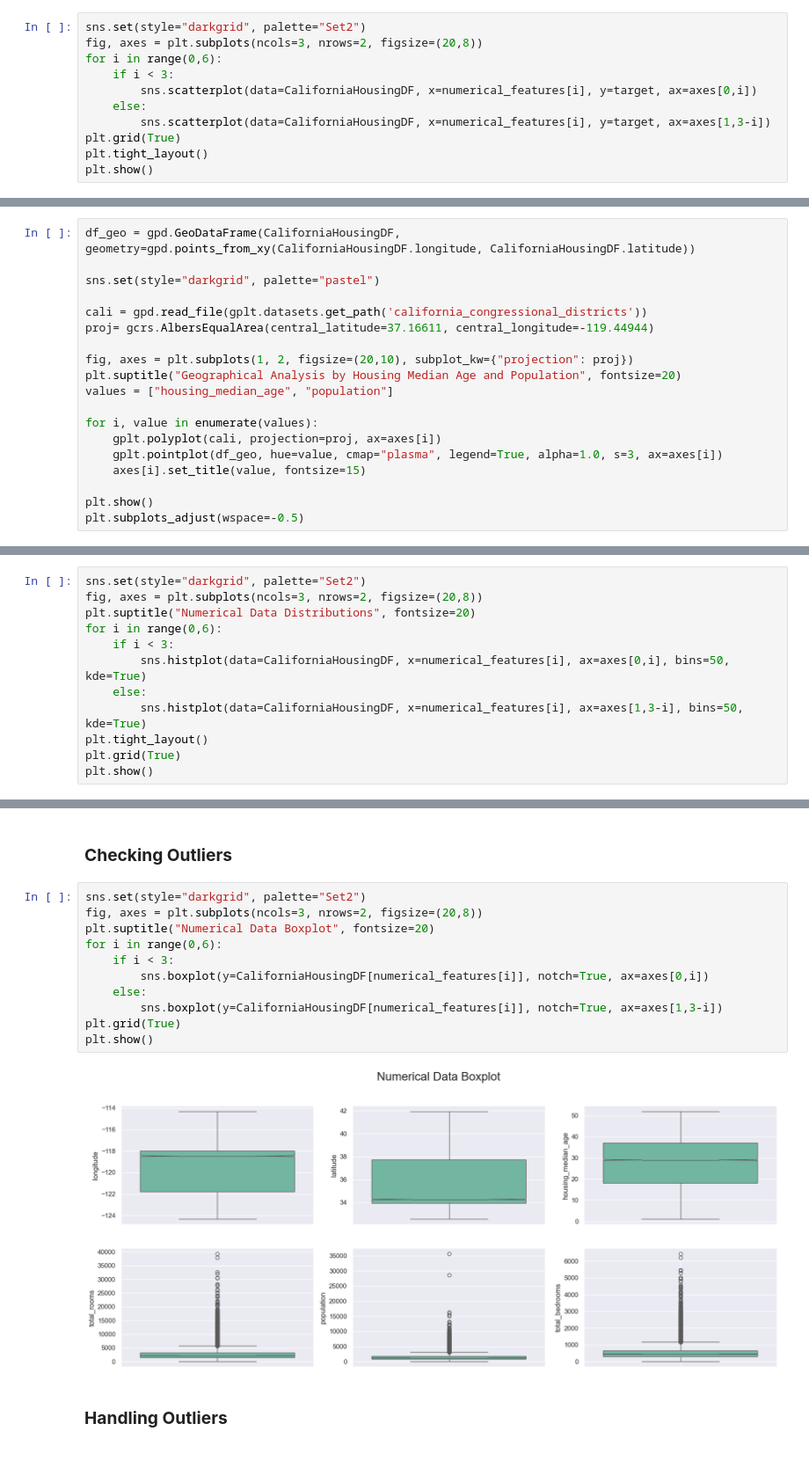
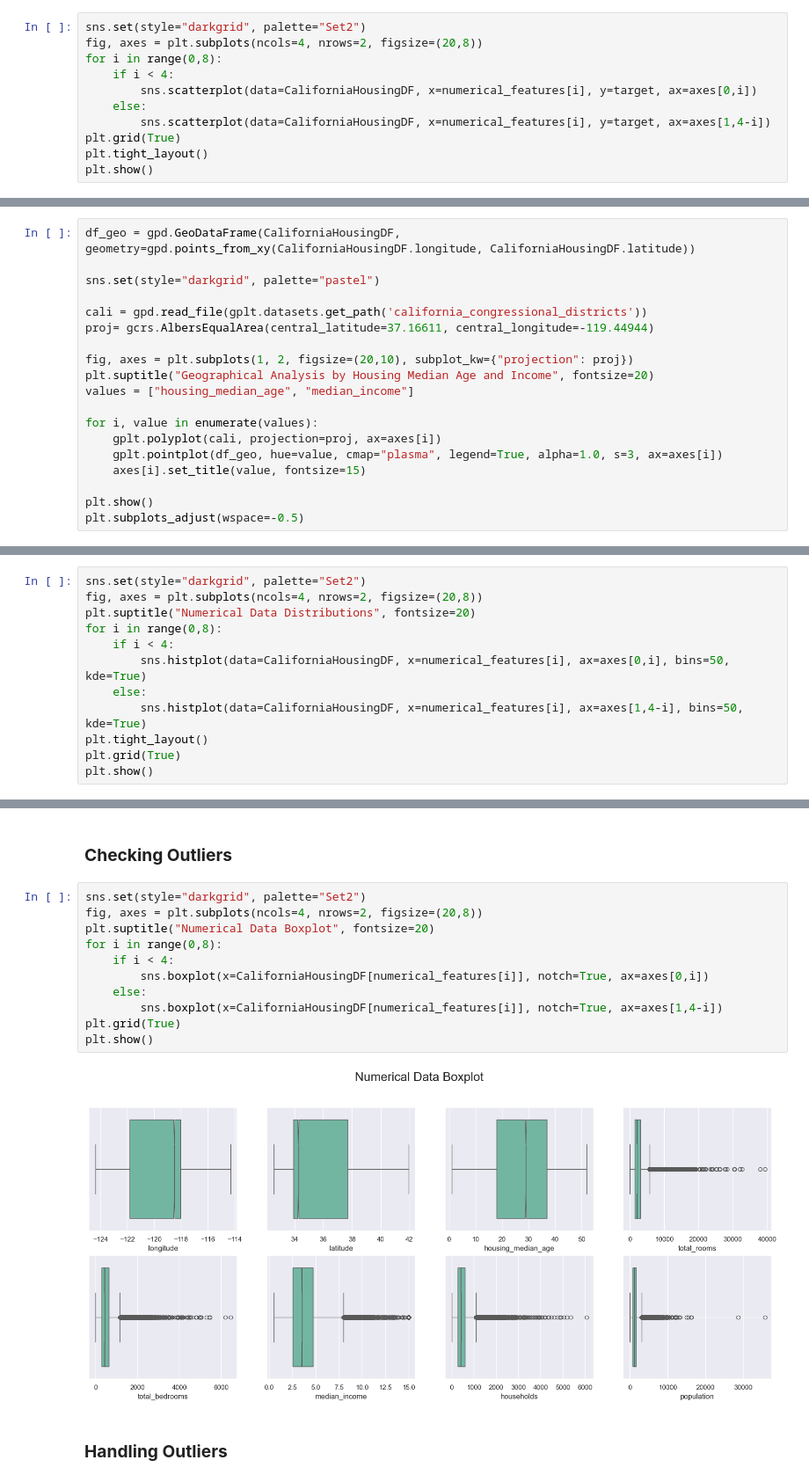
Before and after one commit to alonsobern/Data-Mining-Machine-Learning, a Jupyter notebook: Housing Prices (California)/CaliforniaHousingPrice.ipynb, the cells around one changed output, grey strips where cells are left out. Shown at 88% size. Cells and saved outputs as stored; diff of their text form; blank space fills up the shorter version.

```diff
--- a/Housing Prices (California)/CaliforniaHousingPrice.ipynb
+++ b/Housing Prices (California)/CaliforniaHousingPrice.ipynb
@@ -151,12 +166,12 @@ target = 'median_house_value'
 ### **Analysing the relationship among the features and target**
 # %%
 sns.set(style="darkgrid", palette="Set2")
-fig, axes = plt.subplots(ncols=3, nrows=2, figsize=(20,8))
-for i in range(0,6):
-    if i < 3:
+fig, axes = plt.subplots(ncols=4, nrows=2, figsize=(20,8))
+for i in range(0,8):
+    if i < 4:
         sns.scatterplot(data=CaliforniaHousingDF, x=numerical_features[i], y=target, ax=axes[0,i])
     else:
-        sns.scatterplot(data=CaliforniaHousingDF, x=numerical_features[i], y=target, ax=axes[1,3-i])
+        sns.scatterplot(data=CaliforniaHousingDF, x=numerical_features[i], y=target, ax=axes[1,4-i])
 plt.grid(True)
 plt.tight_layout()
 plt.show()
@@ -179,8 +194,8 @@ cali = gpd.read_file(gplt.datasets.get_path('california_congressional_districts'
 proj= gcrs.AlbersEqualArea(central_latitude=37.16611, central_longitude=-119.44944)
 
 fig, axes = plt.subplots(1, 2, figsize=(20,10), subplot_kw={"projection": proj})
-plt.suptitle("Geographical Analysis by Housing Median Age and Population", fontsize=20)
-values = ["housing_median_age", "population"]
+plt.suptitle("Geographical Analysis by Housing Median Age and Income", fontsize=20)
+values = ["housing_median_age", "median_income"]
 
 for i, value in enumerate(values):
     gplt.polyplot(cali, projection=proj, ax=axes[i])
@@ -196,13 +211,13 @@ plt.subplots_adjust(wspace=-0.5)
 ### **Numerical Features Distribution**
 # %%
 sns.set(style="darkgrid", palette="Set2")
-fig, axes = plt.subplots(ncols=3, nrows=2, figsize=(20,8))
+fig, axes = plt.subplots(ncols=4, nrows=2, figsize=(20,8))
 plt.suptitle("Numerical Data Distributions", fontsize=20)
-for i in range(0,6):
-    if i < 3:
+for i in range(0,8):
+    if i < 4:
         sns.histplot(data=CaliforniaHousingDF, x=numerical_features[i], ax=axes[0,i], bins=50, kde=True)
     else:
-        sns.histplot(data=CaliforniaHousingDF, x=numerical_features[i], ax=axes[1,3-i], bins=50, kde=True)
+        sns.histplot(data=CaliforniaHousingDF, x=numerical_features[i], ax=axes[1,4-i], bins=50, kde=True)
 plt.tight_layout()
 plt.grid(True)
 plt.show()
@@ -212,17 +227,17 @@ plt.show()
 ### **Checking Outliers**
 # %%
 sns.set(style="darkgrid", palette="Set2")
-fig, axes = plt.subplots(ncols=3, nrows=2, figsize=(20,8))
+fig, axes = plt.subplots(ncols=4, nrows=2, figsize=(20,8))
 plt.suptitle("Numerical Data Boxplot", fontsize=20)
-for i in range(0,6):
-    if i < 3:
-        sns.boxplot(y=CaliforniaHousingDF[numerical_features[i]], notch=True, ax=axes[0,i])
+for i in range(0,8):
+    if i < 4:
+        sns.boxplot(x=CaliforniaHousingDF[numerical_features[i]], notch=True, ax=axes[0,i])
     else:
-        sns.boxplot(y=CaliforniaHousingDF[numerical_features[i]], notch=True, ax=axes[1,3-i])
+        sns.boxplot(x=CaliforniaHousingDF[numerical_features[i]], notch=True, ax=axes[1,4-i])
 plt.grid(True)
 plt.show()
 # %% [output]
-[figure, old version]
+[figure, new version]
 # %% [markdown]
 ### **Handling Outliers**
 # %% [markdown]
```
Also changed, not shown: parts of 11 cells of this notebook.
